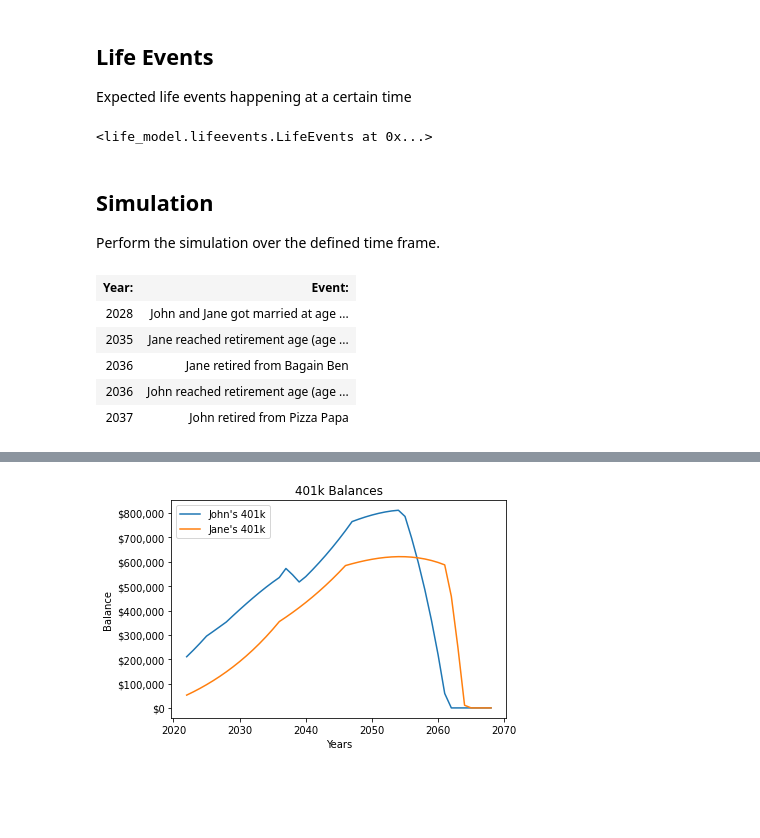
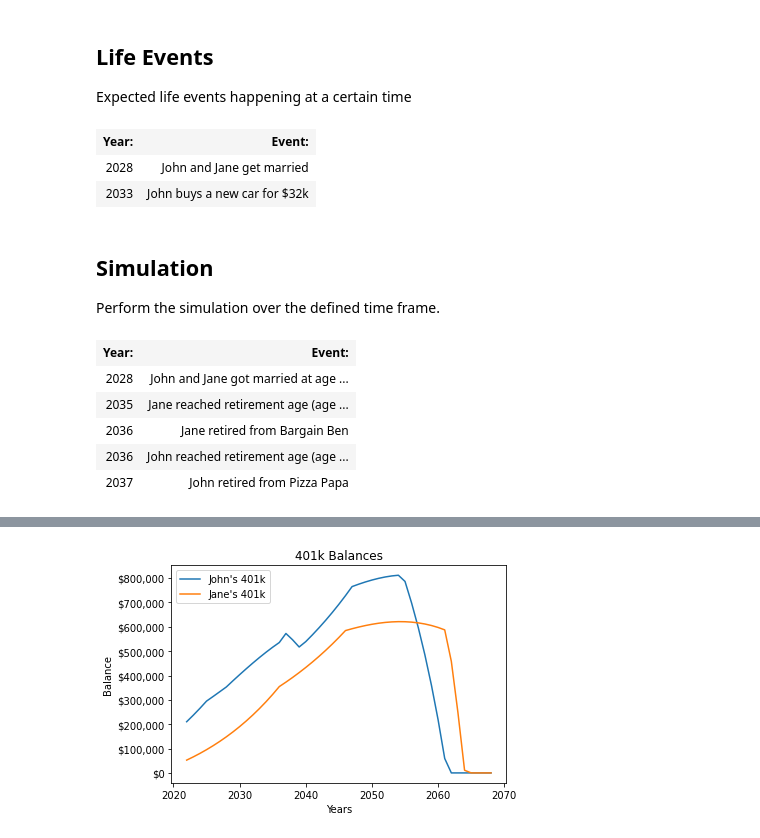
Before and after one commit to sw23/life-model, a Jupyter notebook: ExampleSimulation.ipynb, the cells around one changed output, grey strips where cells are left out. Drawn from its saved outputs; the diff is of its cells as text; code cells hidden in the pictures; blank space fills up the shorter version.

```diff
--- a/ExampleSimulation.ipynb
+++ b/ExampleSimulation.ipynb
@@ -9,9 +9,7 @@ section and update as needed as.
 # %%
 from life_model.simulation import Simulation
 
-simulation = Simulation(
-    end_year = 2092
-)
+simulation = Simulation()
 # %% [markdown]
 ## People
 This section captures information about the people being studied.
@@ -174,29 +172,29 @@ Expected life events happening at a certain time
 from life_model.lifeevents import LifeEvents, LifeEvent
 
 LifeEvents(simulation, [
-    LifeEvent(john.get_year_at_age(50), "John and Jane get married", john.get_married, jane)
+    LifeEvent(john.get_year_at_age(50), "John and Jane get married", john.get_married, jane),
+    LifeEvent(john.get_year_at_age(55), "John buys a new car for $32k", john.spending.add_expense, 32000)
 ])
 # %% [output]
-<life_model.lifeevents.LifeEvents at 0x...>
+| Year: | Event: |
+| 2028 | John and Jane get married |
+| 2033 | John buys a new car for $32k |
 # %% [markdown]
 ## Simulation
 Perform the simulation over the defined time frame.
 # %%
-time_data = []
 simulation.end_year = john.get_year_at_age(90)
-for year in simulation.get_year_range():
-    simulation.advance_year()
-    year_end_data = simulation.get_stats()
+
+def custom_yearly_stats(year_end_data):
     year_end_data['John Age'] = john.age
     year_end_data['Jane Age'] = jane.age
-    year_end_data['year'] = year
-    time_data.append(year_end_data)
 
+sim_data = simulation.run(custom_yearly_stats)
 simulation.event_log
 # %% [output]
 | Year: | Event: |
 | 2028 | John and Jane got married at age ... |
 | 2035 | Jane reached retirement age (age ... |
-| 2036 | Jane retired from Bagain Ben |
+| 2036 | Jane retired from Bargain Ben |
 | 2036 | John reached retirement age (age ... |
 | 2037 | John retired from Pizza Papa |
```
Also changed, not shown: parts of 6 cells of this notebook, 5 other files.
